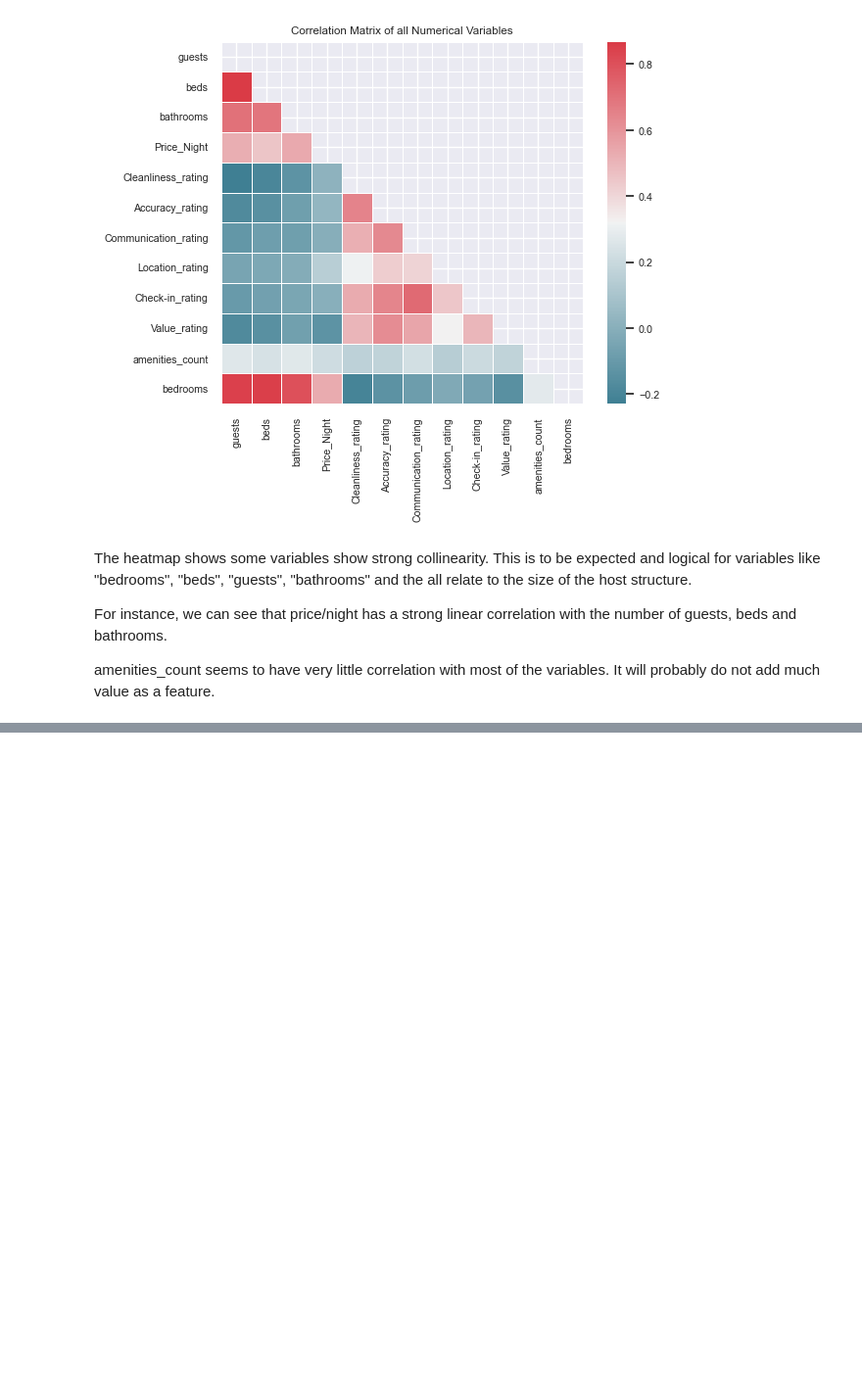
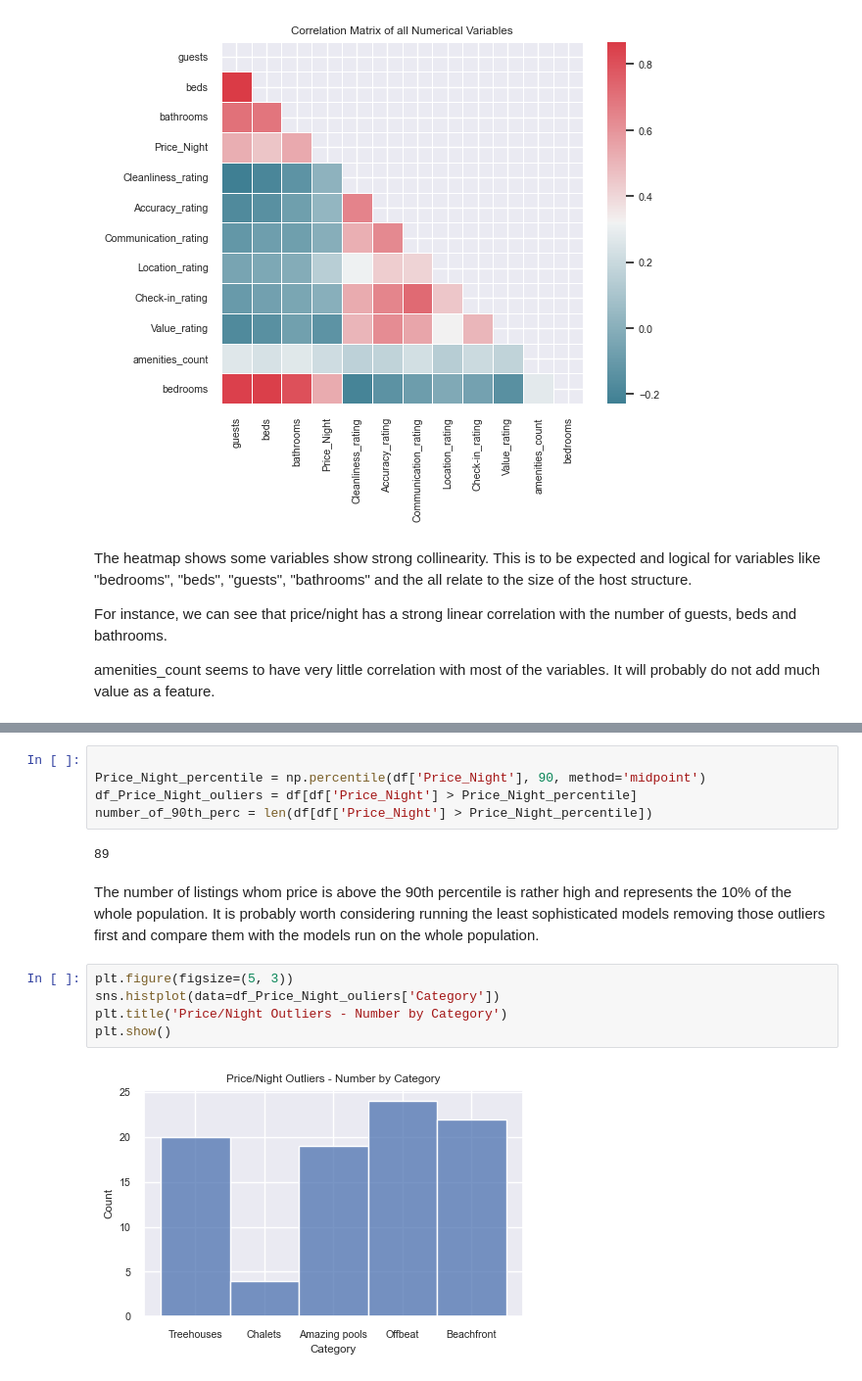
Before and after one commit to SaveSavio/modelling-airbnbs-property-listing-dataset-, a Jupyter notebook: exploratory_data_analysis.ipynb, the cells around one changed output, grey strips where cells are left out. Shown at 98% size. Cells and saved outputs as stored; diff of their text form; blank space fills up the shorter version.

```diff
--- a/exploratory_data_analysis.ipynb
+++ b/exploratory_data_analysis.ipynb
@@ -367,0 +381,17 @@ pp = sns.pairplot(data=df_numeric,
+# %%
+
+Price_Night_percentile = np.percentile(df['Price_Night'], 90, method='midpoint')
+df_Price_Night_ouliers = df[df['Price_Night'] > Price_Night_percentile]
+number_of_90th_perc = len(df[df['Price_Night'] > Price_Night_percentile])
+# %% [output]
+89
+# %% [markdown]
+The number of listings whom price is above the 90th percentile is rather high and represents the 10% of the whole population.
+It is probably worth considering running the least sophisticated models removing those outliers first and compare them with the models run on the whole population.
+# %%
+plt.figure(figsize=(5, 3))
+sns.histplot(data=df_Price_Night_ouliers['Category'])
+plt.title('Price/Night Outliers - Number by Category')
+plt.show()
+# %% [output]
+[figure, added]
```
Also changed, not shown: parts of 13 cells of this notebook, 17 other files.
